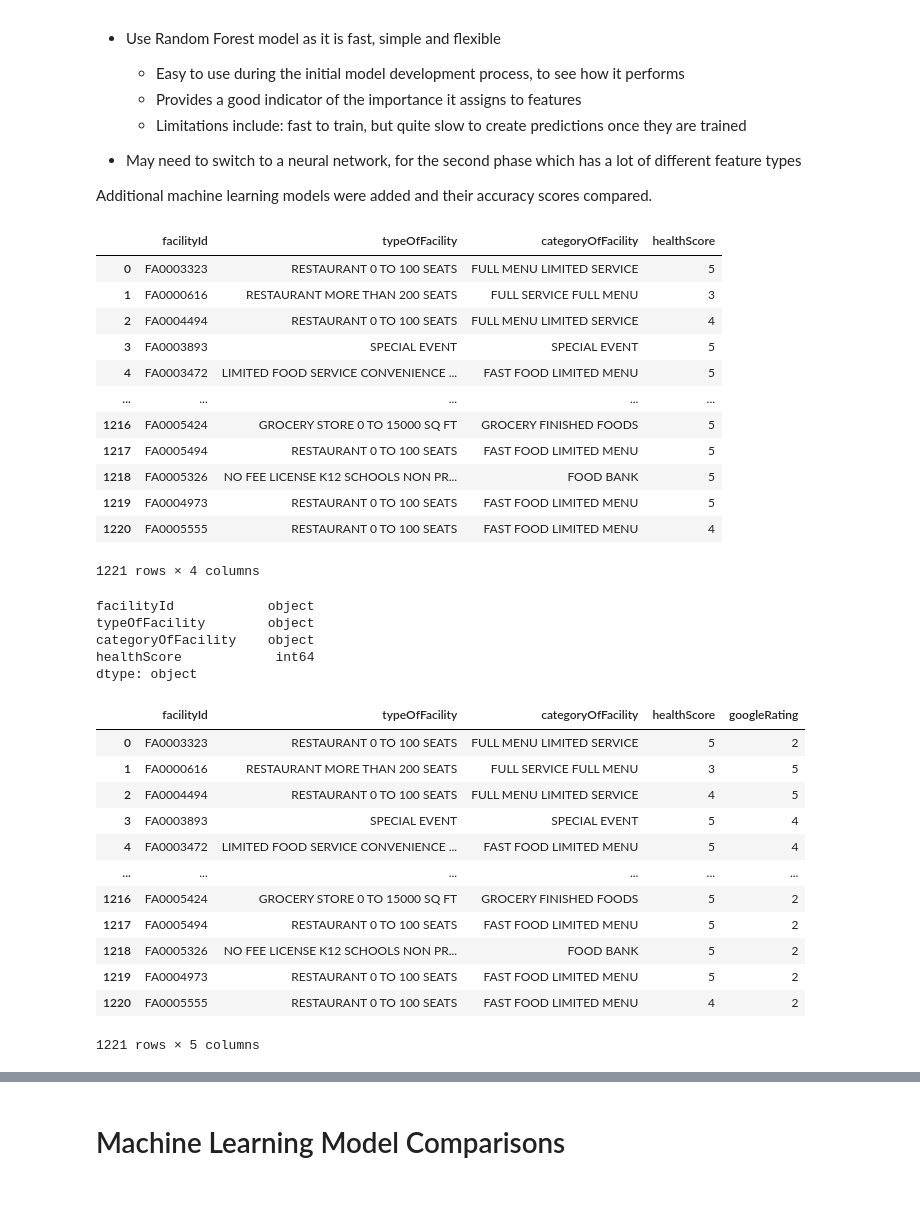
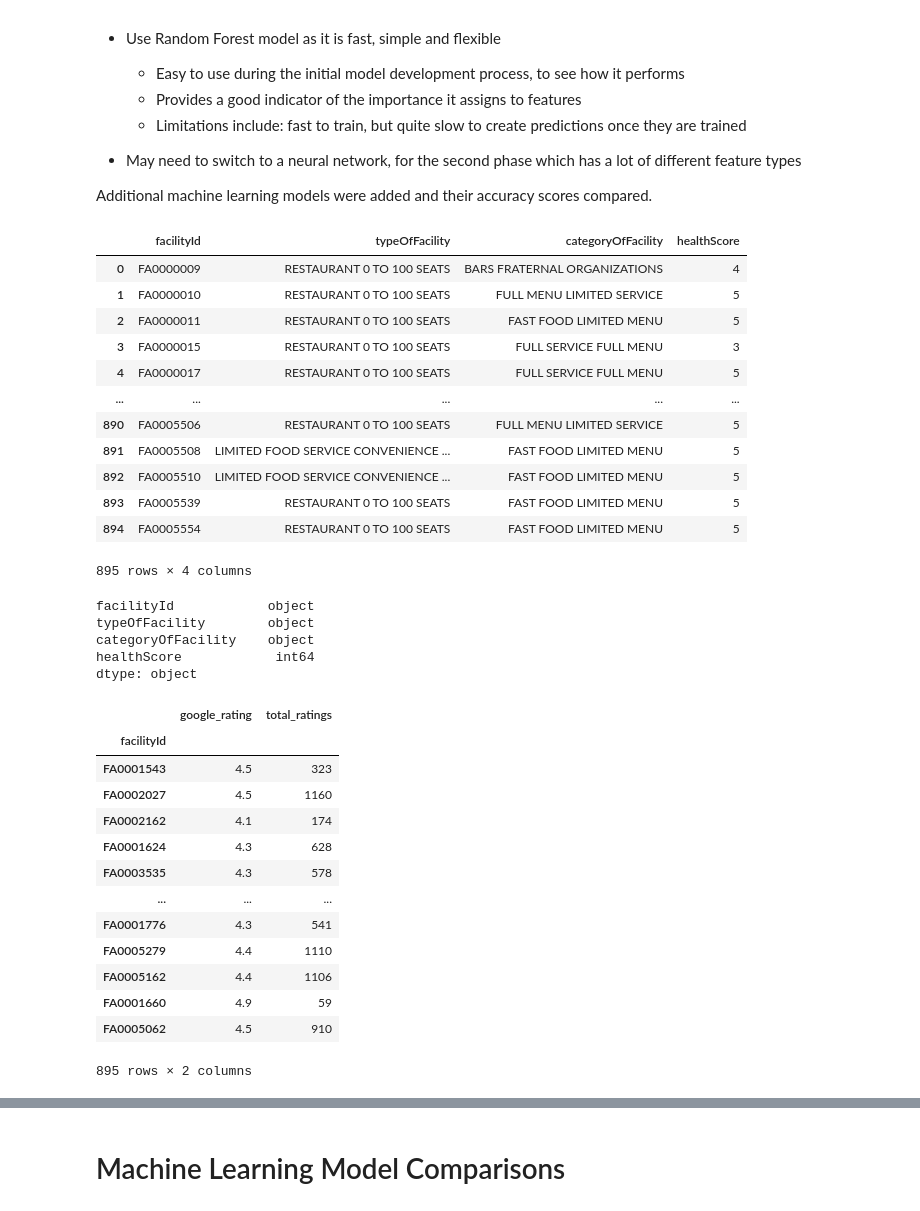
Before and after one commit to kchavez05/boulder-co-health, a Jupyter notebook: Machine_Learning/ML_Model_Comparisons.ipynb, the cells around one changed output, grey strips where cells are left out. Cells and saved outputs as stored; diff of their text form; code cells hidden in the pictures.

```diff
--- a/Machine_Learning/ML_Model_Comparisons.ipynb
+++ b/Machine_Learning/ML_Model_Comparisons.ipynb
@@ -32,24 +32,23 @@ import numpy as np
 import tensorflow as tf
 
 # Import our input datasets
-ave_score_df=pd.read_csv('db_average_health_scores_bucketed.csv')
-
-ave_score_df. drop("averageInspectionScore", axis=1, inplace=True)
+ave_score_df=pd.read_csv('db_average_health_scores_bucketed.csv', index_col=0)
+ave_score_df.drop("ave_insp_score", axis=1, inplace=True)
 ave_score_df
 # %% [output]
 |  | facilityId | typeOfFacility | categoryOfFacility | healthScore |
-| 0 | FA0003323 | RESTAURANT 0 TO 100 SEATS | FULL MENU LIMITED SERVICE | 5 |
-| 1 | FA0000616 | RESTAURANT MORE THAN 200 SEATS | FULL SERVICE FULL MENU | 3 |
-| 2 | FA0004494 | RESTAURANT 0 TO 100 SEATS | FULL MENU LIMITED SERVICE | 4 |
-| 3 | FA0003893 | SPECIAL EVENT | SPECIAL EVENT | 5 |
-| 4 | FA0003472 | LIMITED FOOD SERVICE CONVENIENCE ... | FAST FOOD LIMITED MENU | 5 |
+| 0 | FA0000009 | RESTAURANT 0 TO 100 SEATS | BARS FRATERNAL ORGANIZATIONS | 4 |
+| 1 | FA0000010 | RESTAURANT 0 TO 100 SEATS | FULL MENU LIMITED SERVICE | 5 |
+| 2 | FA0000011 | RESTAURANT 0 TO 100 SEATS | FAST FOOD LIMITED MENU | 5 |
+| 3 | FA0000015 | RESTAURANT 0 TO 100 SEATS | FULL SERVICE FULL MENU | 3 |
+| 4 | FA0000017 | RESTAURANT 0 TO 100 SEATS | FULL SERVICE FULL MENU | 5 |
 | ... | ... | ... | ... | ... |
-| 1216 | FA0005424 | GROCERY STORE 0 TO 15000 SQ FT | GROCERY FINISHED FOODS | 5 |
-| 1217 | FA0005494 | RESTAURANT 0 TO 100 SEATS | FAST FOOD LIMITED MENU | 5 |
-| 1218 | FA0005326 | NO FEE LICENSE K12 SCHOOLS NON PR... | FOOD BANK | 5 |
-| 1219 | FA0004973 | RESTAURANT 0 TO 100 SEATS | FAST FOOD LIMITED MENU | 5 |
-| 1220 | FA0005555 | RESTAURANT 0 TO 100 SEATS | FAST FOOD LIMITED MENU | 4 |
+| 890 | FA0005506 | RESTAURANT 0 TO 100 SEATS | FULL MENU LIMITED SERVICE | 5 |
+| 891 | FA0005508 | LIMITED FOOD SERVICE CONVENIENCE ... | FAST FOOD LIMITED MENU | 5 |
+| 892 | FA0005510 | LIMITED FOOD SERVICE CONVENIENCE ... | FAST FOOD LIMITED MENU | 5 |
+| 893 | FA0005539 | RESTAURANT 0 TO 100 SEATS | FAST FOOD LIMITED MENU | 5 |
+| 894 | FA0005554 | RESTAURANT 0 TO 100 SEATS | FAST FOOD LIMITED MENU | 5 |
-1221 rows × 4 columns
+895 rows × 4 columns
 # %%
 ave_score_df.dtypes
 # %% [output]
@@ -59,20 +58,21 @@ categoryOfFacility    object
 healthScore            int64
 dtype: object
 # %%
-# Add Google ratings - going to need to .join
-ave_score_df["googleRating"]=np.random.randint(1,6, size=len(ave_score_df))
-ave_score_df
+# Import the Google ratings.csv
+google_df=pd.read_csv('facility_ratings.csv', index_col=0)
+google_df
 # %% [output]
-|  | facilityId | typeOfFacility | categoryOfFacility | healthScore | googleRating |
-| 0 | FA0003323 | RESTAURANT 0 TO 100 SEATS | FULL MENU LIMITED SERVICE | 5 | 2 |
-| 1 | FA0000616 | RESTAURANT MORE THAN 200 SEATS | FULL SERVICE FULL MENU | 3 | 5 |
-| 2 | FA0004494 | RESTAURANT 0 TO 100 SEATS | FULL MENU LIMITED SERVICE | 4 | 5 |
-| 3 | FA0003893 | SPECIAL EVENT | SPECIAL EVENT | 5 | 4 |
-| 4 | FA0003472 | LIMITED FOOD SERVICE CONVENIENCE ... | FAST FOOD LIMITED MENU | 5 | 4 |
-| ... | ... | ... | ... | ... | ... |
-| 1216 | FA0005424 | GROCERY STORE 0 TO 15000 SQ FT | GROCERY FINISHED FOODS | 5 | 2 |
-| 1217 | FA0005494 | RESTAURANT 0 TO 100 SEATS | FAST FOOD LIMITED MENU | 5 | 2 |
-| 1218 | FA0005326 | NO FEE LICENSE K12 SCHOOLS NON PR... | FOOD BANK | 5 | 2 |
-| 1219 | FA0004973 | RESTAURANT 0 TO 100 SEATS | FAST FOOD LIMITED MENU | 5 | 2 |
-| 1220 | FA0005555 | RESTAURANT 0 TO 100 SEATS | FAST FOOD LIMITED MENU | 4 | 2 |
+|  | google_rating | total_ratings |
+| facilityId |  |  |
+| FA0001543 | 4.5 | 323 |
+| FA0002027 | 4.5 | 1160 |
+| FA0002162 | 4.1 | 174 |
+| FA0001624 | 4.3 | 628 |
+| FA0003535 | 4.3 | 578 |
+| ... | ... | ... |
+| FA0001776 | 4.3 | 541 |
+| FA0005279 | 4.4 | 1110 |
+| FA0005162 | 4.4 | 1106 |
+| FA0001660 | 4.9 | 59 |
+| FA0005062 | 4.5 | 910 |
-1221 rows × 5 columns
+895 rows × 2 columns
```
Also changed, not shown: parts of 10 cells of this notebook, 4 other files.
